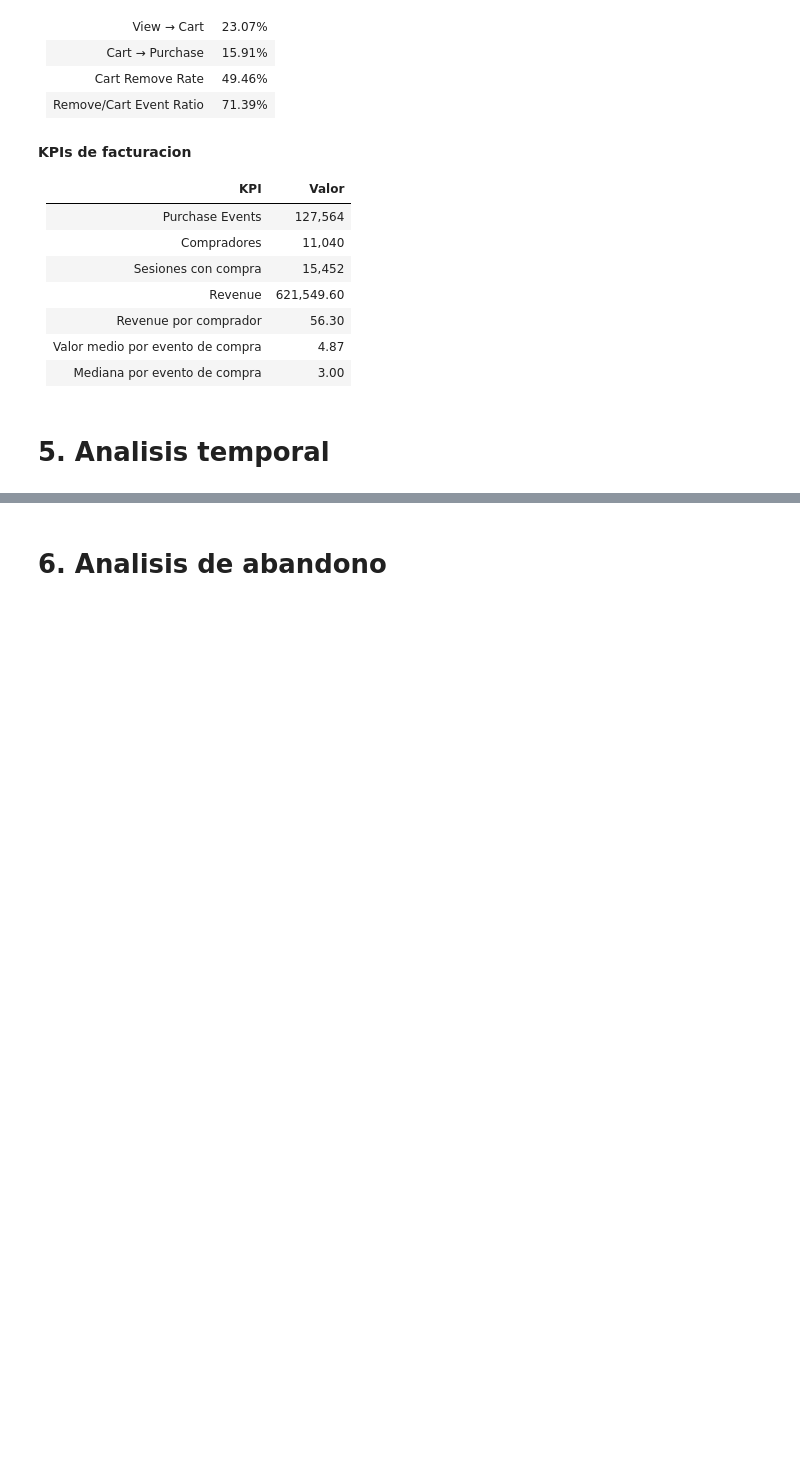
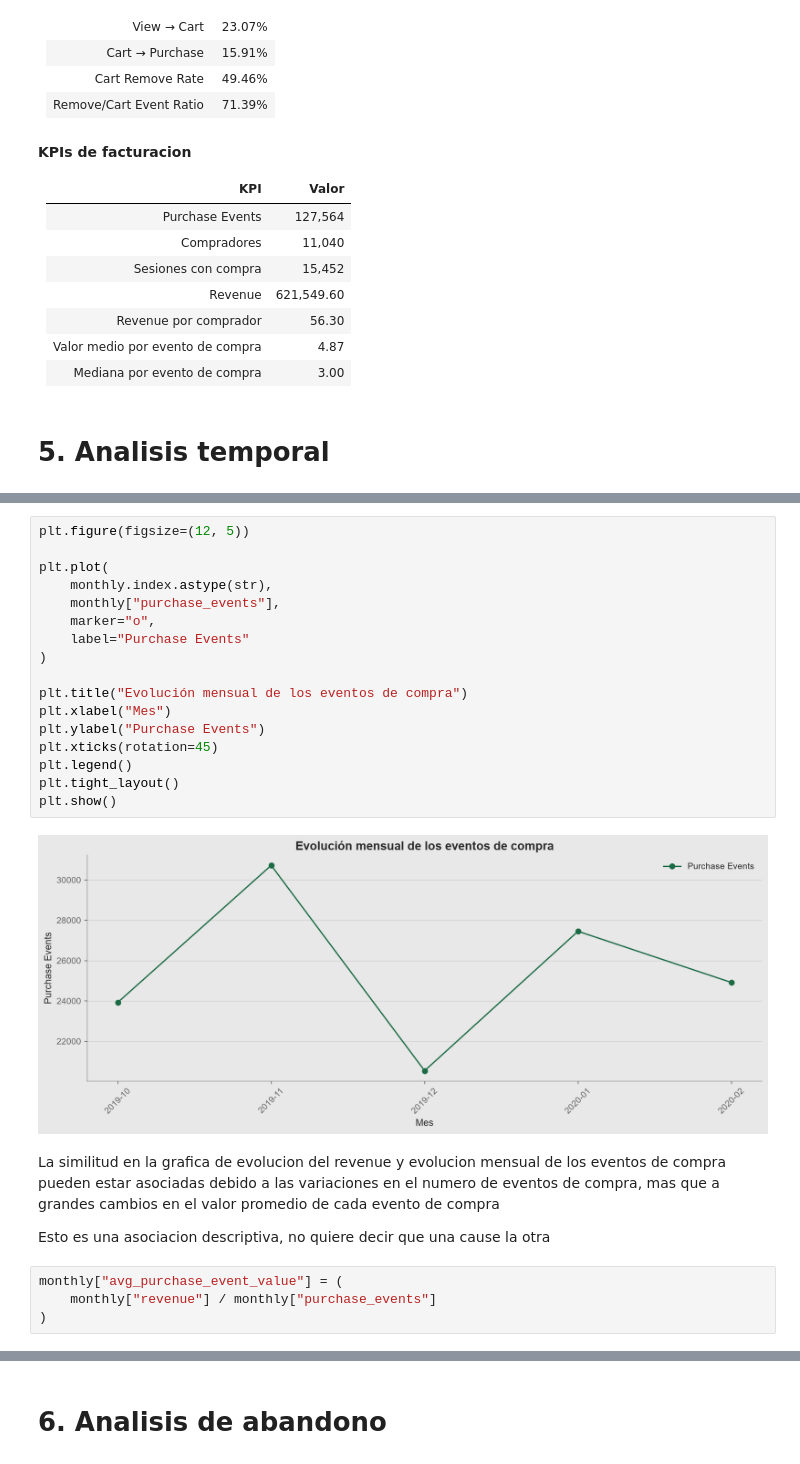
Before and after one commit to Nicosuarezso/ecommerce-cosmetics-analytics, a Jupyter notebook: notebooks/03_customer_journey_analysis.ipynb, the cells around one changed output, grey strips where cells are left out. Saved outputs shown, nothing was run; the diff lists cells and outputs as text; blank space fills up the shorter version.

```diff
--- a/notebooks/03_customer_journey_analysis.ipynb
+++ b/notebooks/03_customer_journey_analysis.ipynb
@@ -1084,0 +1272,27 @@ interpretarse como ticket medio por orden.
+# %%
+plt.figure(figsize=(12, 5))
+
+plt.plot(
+    monthly.index.astype(str),
+    monthly["purchase_events"],
+    marker="o",
+    label="Purchase Events"
+)
+
+plt.title("Evolución mensual de los eventos de compra")
+plt.xlabel("Mes")
+plt.ylabel("Purchase Events")
+plt.xticks(rotation=45)
+plt.legend()
+plt.tight_layout()
+plt.show()
+# %% [output]
+[figure, added]
+# %% [markdown]
+La similitud en la grafica de evolucion del revenue y evolucion mensual de los eventos de compra pueden estar asociadas debido a las variaciones en el numero de eventos de compra, mas que a grandes cambios en el valor promedio de cada evento de compra
+
+Esto es una asociacion descriptiva, no quiere decir que una cause la otra
+# %%
+monthly["avg_purchase_event_value"] = (
+    monthly["revenue"] / monthly["purchase_events"]
+)
```
Also changed, not shown: parts of 63 cells of this notebook, 1 other file.
